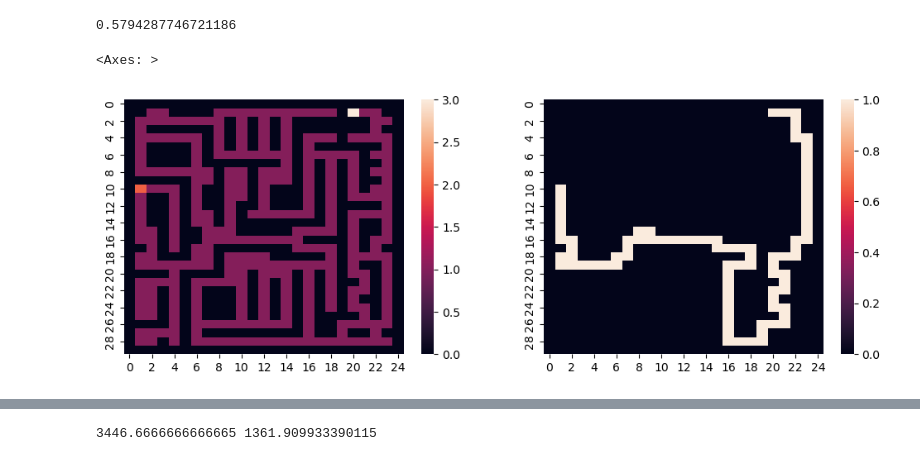
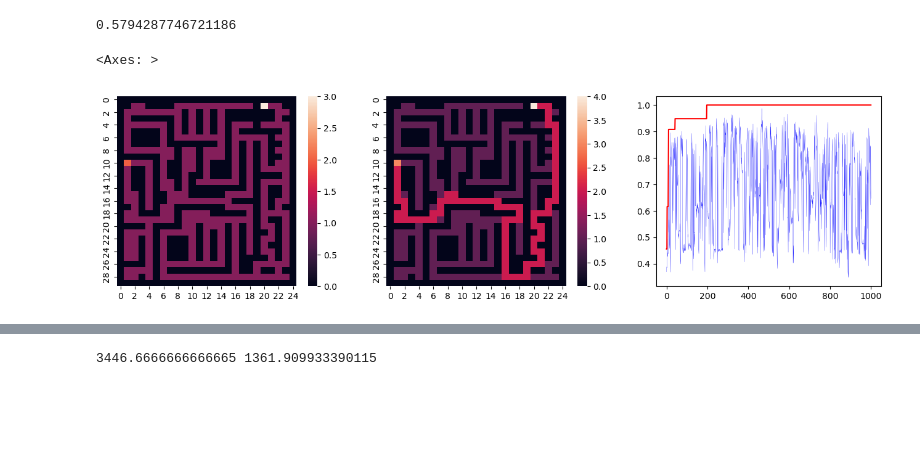
Before and after one commit to ThiagoBrandenburg/Implementacoes-IA, a Jupyter notebook: AlgoritmoGenetico/nb_labirinto.ipynb, the cells around one changed output, grey strips where cells are left out. Drawn from its saved outputs; the diff is of its cells as text; code cells hidden in the pictures; blank space fills up the shorter version.

```diff
--- a/AlgoritmoGenetico/nb_labirinto.ipynb
+++ b/AlgoritmoGenetico/nb_labirinto.ipynb
@@ -61,11 +61,15 @@ problem.objective_function(x)
 # %%
 ambiente.run()
 # %%
-x = problem.decode(ambiente.population[0])
-fig, axes = plt.subplots(1,2,figsize=(12,4))
 best = problem.decode(ambiente.elite_population[0])#.count((i,j))
+# best_map = np.array([[1 if (i,j) in best else 0 for j in range(mapa.shape[1])] for i in range(mapa.shape[0])])
+# total_map = best_map + mapa
+total_map = problem.get_matrix(best)
+fig, axes = plt.subplots(1,3,figsize=(16,4))
 sns.heatmap(mapa,ax=axes[0])
-sns.heatmap(np.array([[1 if (i,j) in best else 0 for j in range(mapa.shape[1])] for i in range(mapa.shape[0])]), ax=axes[1])
+sns.heatmap(total_map, ax=axes[1])
+sns.lineplot(ambiente.results_mean,color='Blue',linewidth=0.2,ax=axes[2])
+sns.lineplot(ambiente.results_best,color='Red',ax=axes[2])
 # %% [output]
 <Axes: >
-[figure, old version]
+[figure, new version]
```
Also changed, not shown: parts of 4 cells of this notebook, 3 other files.
